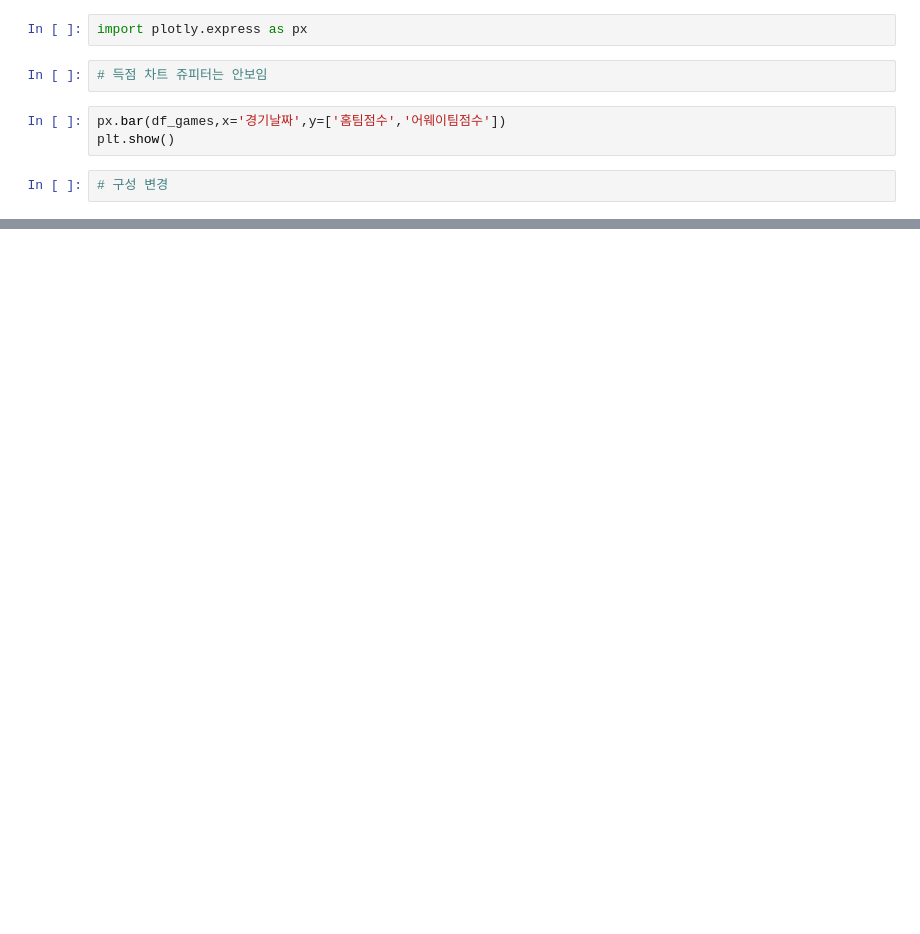
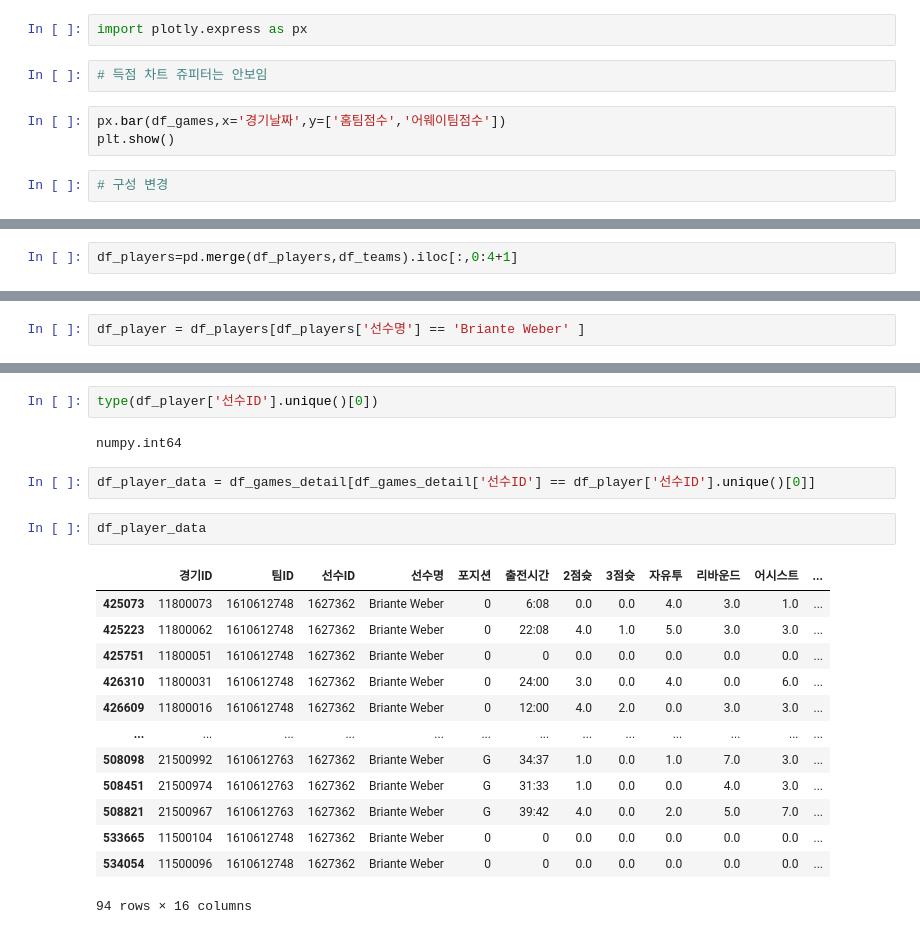
Before and after one commit to JeongUngKim/streamlit_project, a Jupyter notebook: data_analysis.ipynb, the cells around one changed output, grey strips where cells are left out. Cells and saved outputs as stored; diff of their text form; blank space fills up the shorter version.

```diff
--- a/data_analysis.ipynb
+++ b/data_analysis.ipynb
@@ -465,0 +529,2 @@ int(df_games['경기ID'].count())
+# %%
+df_players=pd.merge(df_players,df_teams).iloc[:,0:4+1]
@@ -465,0 +547,2 @@ int(df_games['경기ID'].count())
+# %%
+df_player = df_players[df_players['선수명'] == 'Briante Weber' ]
@@ -465,0 +662,22 @@ int(df_games['경기ID'].count())
+# %%
+type(df_player['선수ID'].unique()[0])
+# %% [output]
+numpy.int64
+# %%
+df_player_data = df_games_detail[df_games_detail['선수ID'] == df_player['선수ID'].unique()[0]]
+# %%
+df_player_data
+# %% [output]
+|  | 경기ID | 팀ID | 선수ID | 선수명 | 포지션 | 출전시간 | 2점슛 | 3점슛 | 자유투 | 리바운드 | 어시스트 | ... |
+| 425073 | 11800073 | 1610612748 | 1627362 | Briante Weber | 0 | 6:08 | 0.0 | 0.0 | 4.0 | 3.0 | 1.0 | ... |
+| 425223 | 11800062 | 1610612748 | 1627362 | Briante Weber | 0 | 22:08 | 4.0 | 1.0 | 5.0 | 3.0 | 3.0 | ... |
+| 425751 | 11800051 | 1610612748 | 1627362 | Briante Weber | 0 | 0 | 0.0 | 0.0 | 0.0 | 0.0 | 0.0 | ... |
+| 426310 | 11800031 | 1610612748 | 1627362 | Briante Weber | 0 | 24:00 | 3.0 | 0.0 | 4.0 | 0.0 | 6.0 | ... |
+| 426609 | 11800016 | 1610612748 | 1627362 | Briante Weber | 0 | 12:00 | 4.0 | 2.0 | 0.0 | 3.0 | 3.0 | ... |
+| ... | ... | ... | ... | ... | ... | ... | ... | ... | ... | ... | ... | ... |
+| 508098 | 21500992 | 1610612763 | 1627362 | Briante Weber | G | 34:37 | 1.0 | 0.0 | 1.0 | 7.0 | 3.0 | ... |
+| 508451 | 21500974 | 1610612763 | 1627362 | Briante Weber | G | 31:33 | 1.0 | 0.0 | 0.0 | 4.0 | 3.0 | ... |
+| 508821 | 21500967 | 1610612763 | 1627362 | Briante Weber | G | 39:42 | 4.0 | 0.0 | 2.0 | 5.0 | 7.0 | ... |
+| 533665 | 11500104 | 1610612748 | 1627362 | Briante Weber | 0 | 0 | 0.0 | 0.0 | 0.0 | 0.0 | 0.0 | ... |
+| 534054 | 11500096 | 1610612748 | 1627362 | Briante Weber | 0 | 0 | 0.0 | 0.0 | 0.0 | 0.0 | 0.0 | ... |
+94 rows × 16 columns
```
Also changed, not shown: parts of 37 cells of this notebook, 4 other files.
